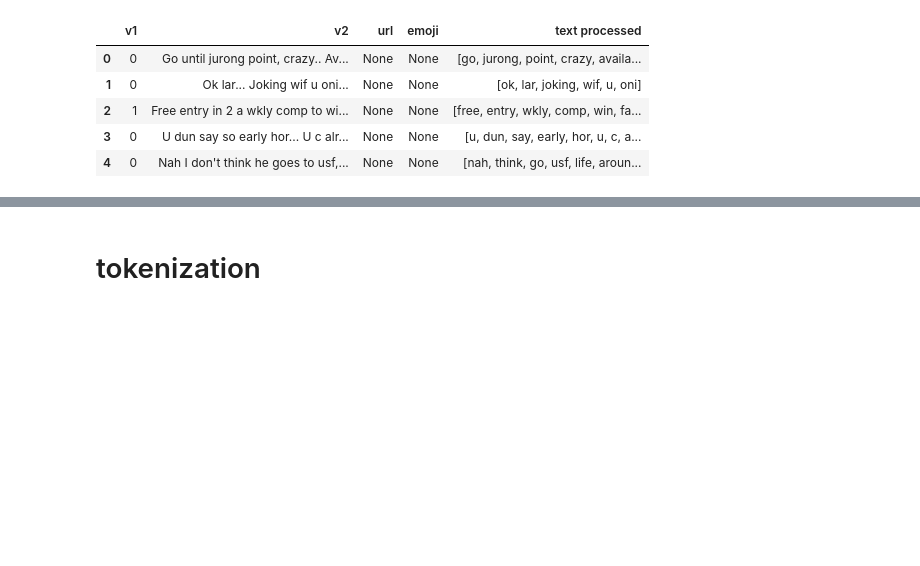
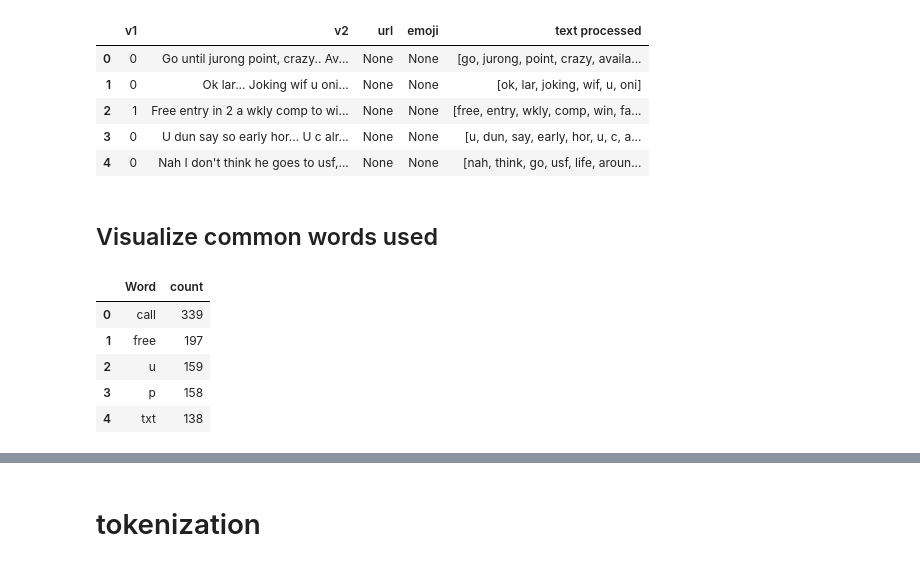
Before and after one commit to reejungkim/Natural-Language-Processing, a Jupyter notebook: Spam detection.ipynb, the cells around one changed output, grey strips where cells are left out. Saved outputs shown, nothing was run; the diff lists cells and outputs as text; code cells hidden in the pictures; blank space fills up the shorter version.

```diff
--- a/Spam detection.ipynb
+++ b/Spam detection.ipynb
@@ -232,3 +232,5 @@ data.head()
 | 2 | 1 | Free entry in 2 a wkly comp to wi... | None | None | [free, entry, wkly, comp, win, fa... |
 | 3 | 0 | U dun say so early hor... U c alr... | None | None | [u, dun, say, early, hor, u, c, a... |
 | 4 | 0 | Nah I don't think he goes to usf,... | None | None | [nah, think, go, usf, life, aroun... |
+# %% [markdown]
+## Visualize common words used
@@ -234,0 +245,10 @@ data.head()
+# %%
+spam_common_words  = common_words(data.loc[data.v1==1], 'text processed', 30)
+spam_common_words.head(5)
+# %% [output]
+|  | Word | count |
+| 0 | call | 339 |
+| 1 | free | 197 |
+| 2 | u | 159 |
+| 3 | p | 158 |
+| 4 | txt | 138 |
```
Also changed, not shown: parts of 4 cells of this notebook.
